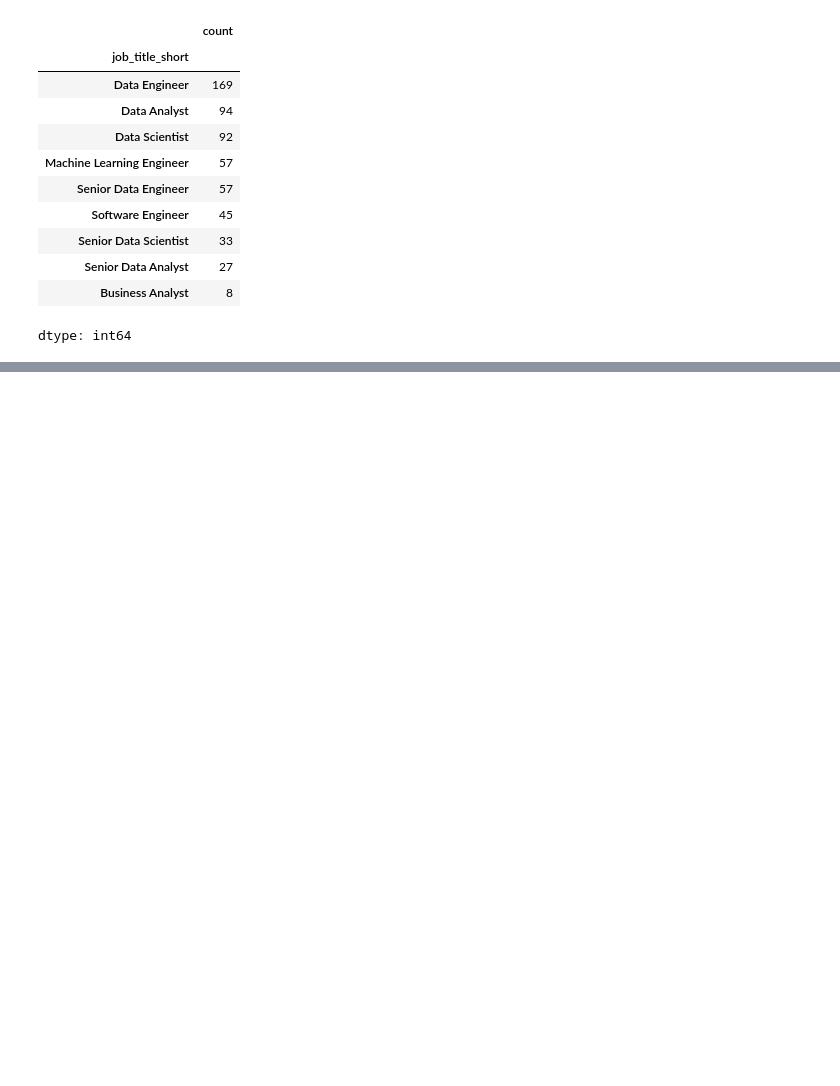
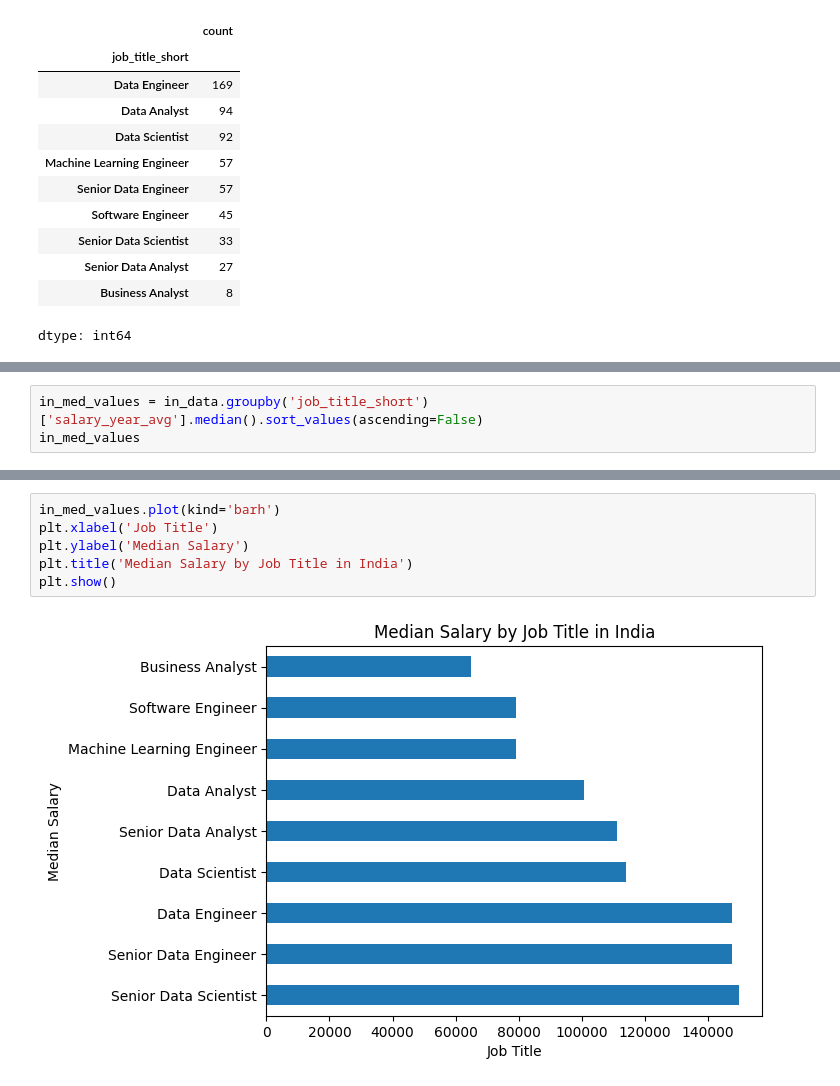
Before and after one commit to imchinmay/Python, a Jupyter notebook: 01_Basics/27_Exercise_Pandas_Basics.ipynb, the cells around one changed output, grey strips where cells are left out. Saved outputs shown, nothing was run; the diff lists cells and outputs as text; blank space fills up the shorter version.

```diff
--- a/01_Basics/27_Exercise_Pandas_Basics.ipynb
+++ b/01_Basics/27_Exercise_Pandas_Basics.ipynb
@@ -451,0 +462,3 @@ plt.barh(job_counts.index, job_counts)
+# %%
+in_med_values = in_data.groupby('job_title_short')['salary_year_avg'].median().sort_values(ascending=False)
+in_med_values
@@ -451,0 +478,8 @@ plt.barh(job_counts.index, job_counts)
+# %%
+in_med_values.plot(kind='barh')
+plt.xlabel('Job Title')
+plt.ylabel('Median Salary')
+plt.title('Median Salary by Job Title in India')
+plt.show()
+# %% [output]
+[figure, added]
```
Also changed, not shown: parts of 4 cells of this notebook.
